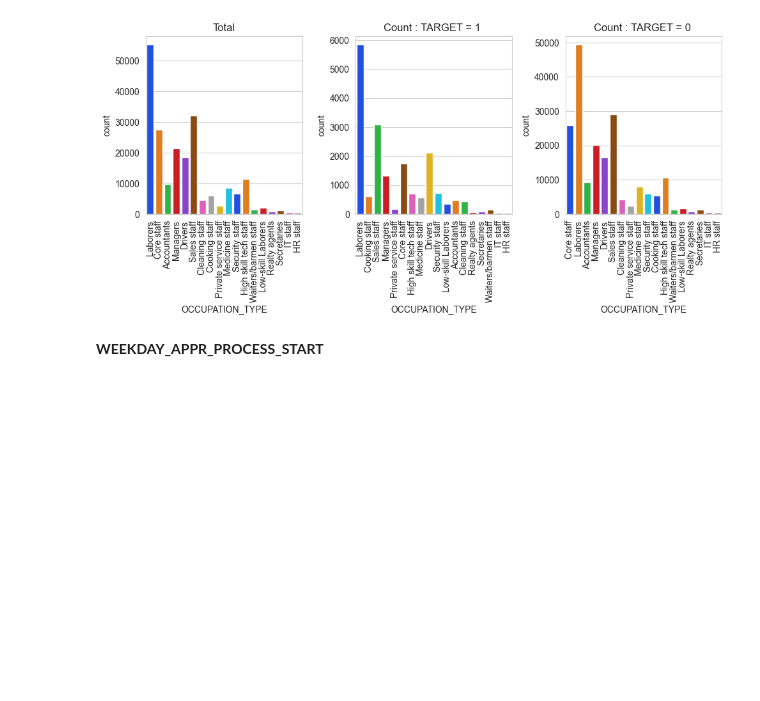
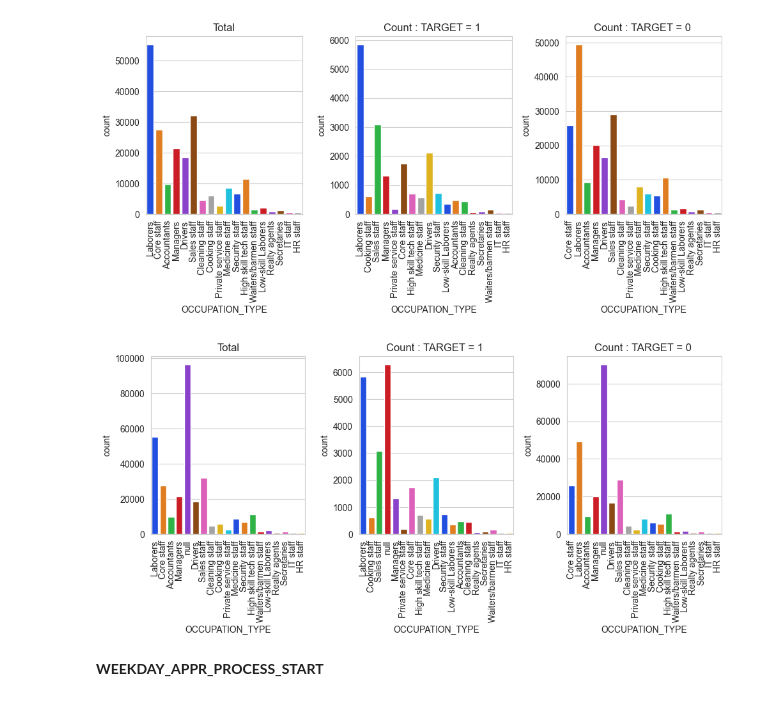
Before and after one commit to DaiTensa/projetscoring, a Jupyter notebook: notebook/01_EDA.ipynb, the cells around one changed output. Drawn from its saved outputs; the diff is of its cells as text; code cells hidden in the pictures; blank space fills up the shorter version.

```diff
--- a/notebook/01_EDA.ipynb
+++ b/notebook/01_EDA.ipynb
@@ -691,5 +699,9 @@ count_plot_for_object(df, temp_col, target = "TARGET", label_rotation=True)
 # %% [output]
 [figure]
+# %%
+count_plot_for_object(df, temp_col, target = "TARGET", label_rotation=True, nan_as_categ=True)
+# %% [output]
+[figure, added]
 # %% [markdown]
 **WEEKDAY_APPR_PROCESS_START**
 # %%
```
Also changed, not shown: parts of 23 cells of this notebook, 1 other file.
